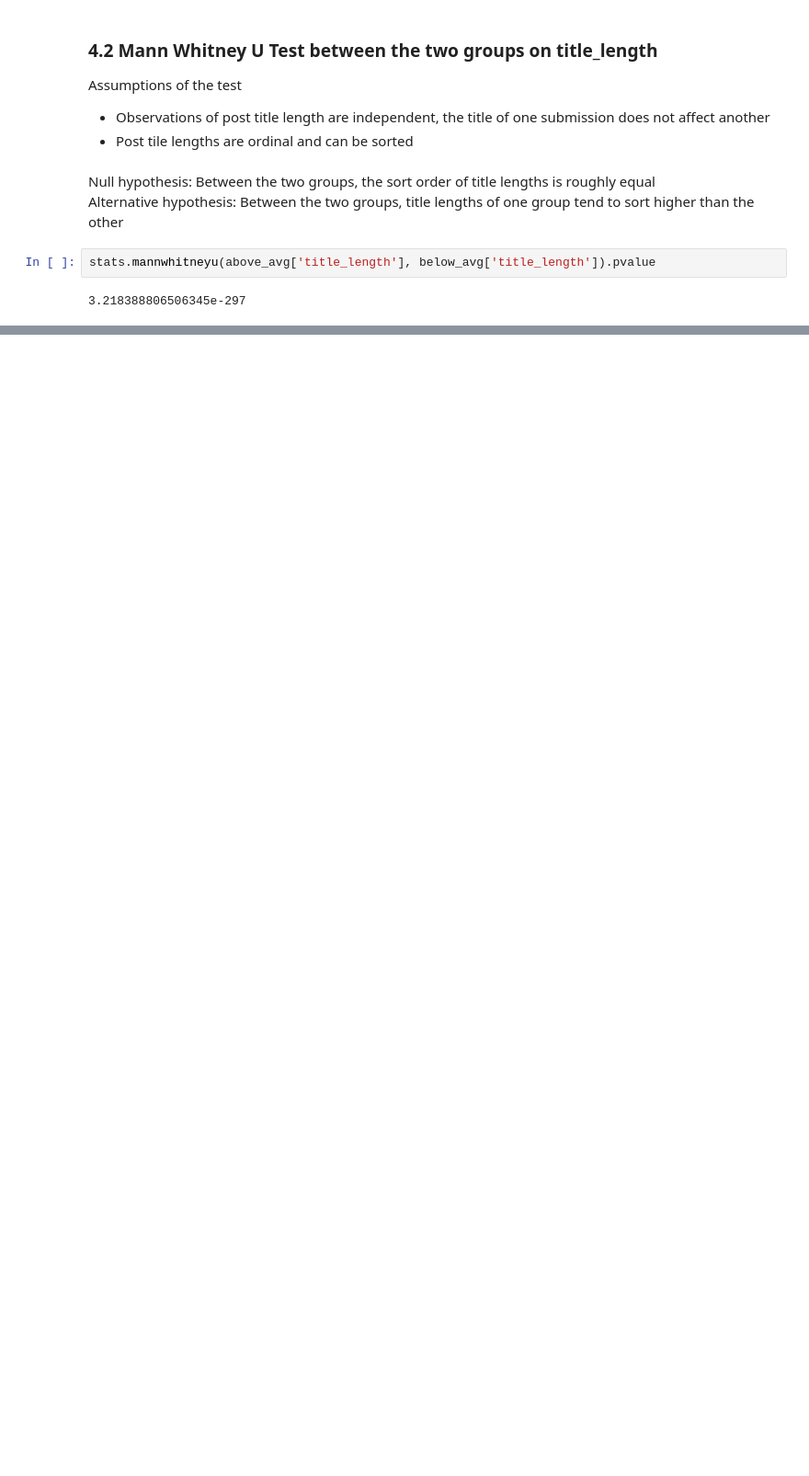
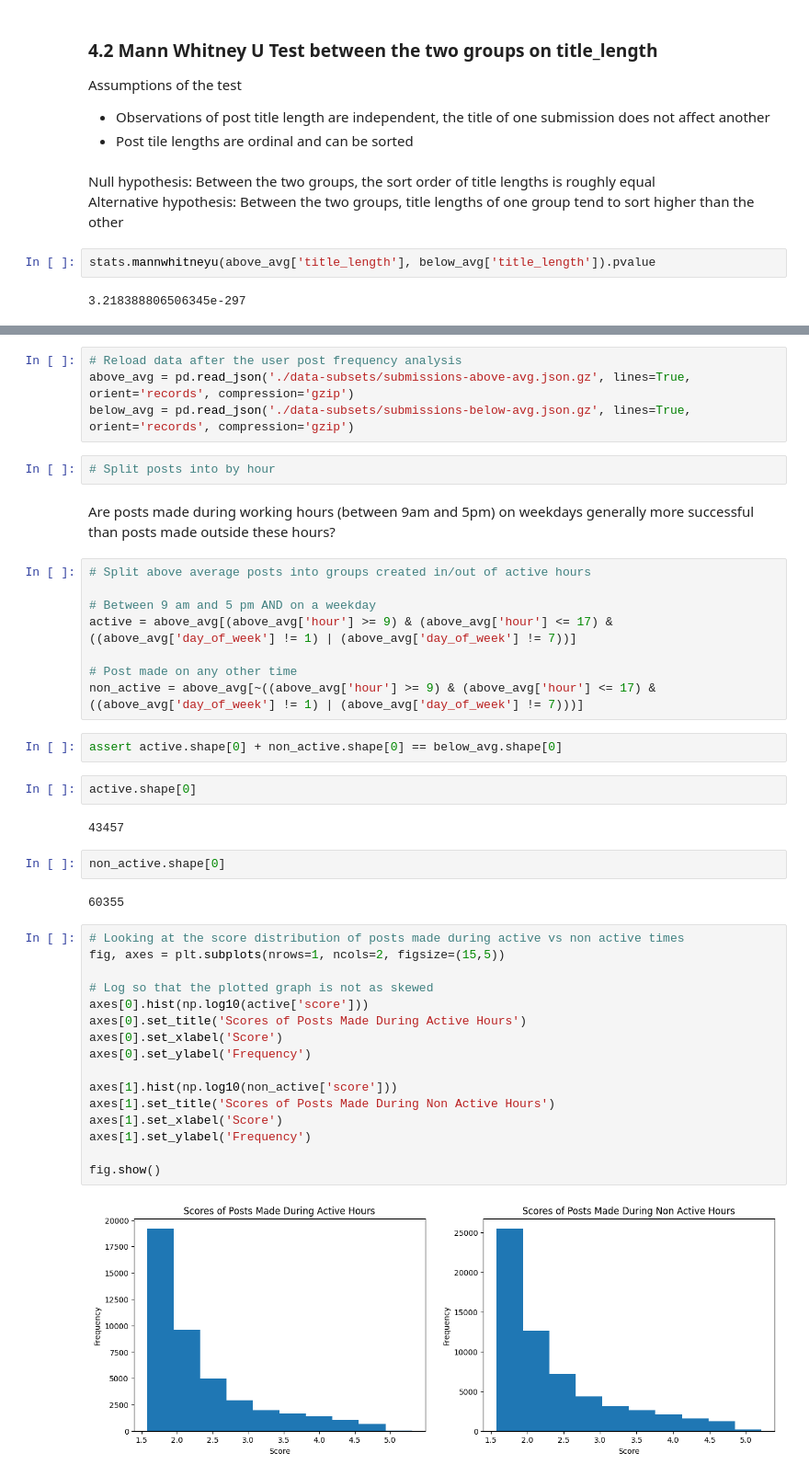
Before and after one commit to Toastjpg/CMPT353-Project, a Jupyter notebook: 4-relationship_analysis.ipynb, the cells around one changed output, grey strips where cells are left out. Shown: that part at 92% size. Saved outputs shown, nothing was run; the diff lists cells and outputs as text; blank space fills up the shorter version.

Commit message:
added time analysis

```diff
--- a/4-relationship_analysis.ipynb
+++ b/4-relationship_analysis.ipynb
@@ -83,0 +226,44 @@ Does the number of posts made in a time period affect the average score of submi
+# %%
+# Reload data after the user post frequency analysis
+above_avg = pd.read_json('./data-subsets/submissions-above-avg.json.gz', lines=True, orient='records', compression='gzip')
+below_avg = pd.read_json('./data-subsets/submissions-below-avg.json.gz', lines=True, orient='records', compression='gzip')
+# %%
+# Split posts into by hour
+# %% [markdown]
+Are posts made during working hours (between 9am and 5pm) on weekdays generally more successful than posts made outside these hours?
+# %%
+# Split above average posts into groups created in/out of active hours
+
+# Between 9 am and 5 pm AND on a weekday
+active = above_avg[(above_avg['hour'] >= 9) & (above_avg['hour'] <= 17) & ((above_avg['day_of_week'] != 1) | (above_avg['day_of_week'] != 7))]
+
+# Post made on any other time
+non_active = above_avg[~((above_avg['hour'] >= 9) & (above_avg['hour'] <= 17) & ((above_avg['day_of_week'] != 1) | (above_avg['day_of_week'] != 7)))]
+# %%
+assert active.shape[0] + non_active.shape[0] == below_avg.shape[0]
+# %%
+active.shape[0]
+# %% [output]
+43457
+# %%
+non_active.shape[0]
+# %% [output]
+60355
+# %%
+# Looking at the score distribution of posts made during active vs non active times
+fig, axes = plt.subplots(nrows=1, ncols=2, figsize=(15,5))
+
+# Log so that the plotted graph is not as skewed
+axes[0].hist(np.log10(active['score']))
+axes[0].set_title('Scores of Posts Made During Active Hours')
+axes[0].set_xlabel('Score')
+axes[0].set_ylabel('Frequency')
+
+axes[1].hist(np.log10(non_active['score']))
+axes[1].set_title('Scores of Posts Made During Non Active Hours')
+axes[1].set_xlabel('Score')
+axes[1].set_ylabel('Frequency')
+
+fig.show()
+# %% [output]
+[figure, added]
```
Also changed, not shown: parts of 23 cells of this notebook, 1 other file.
